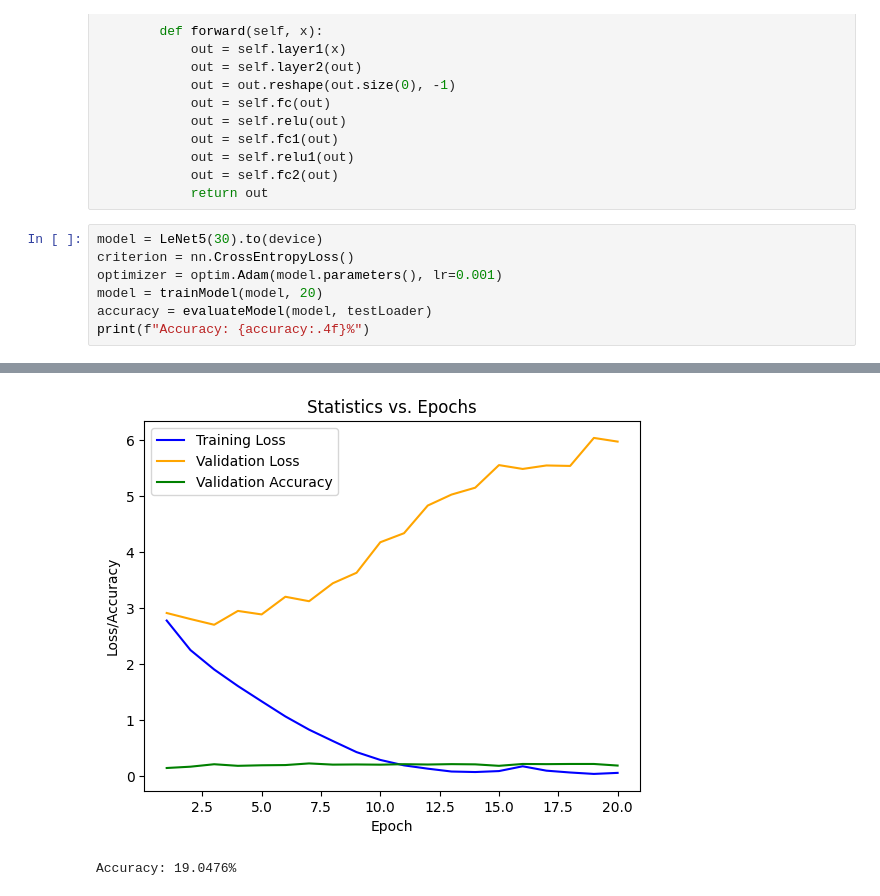
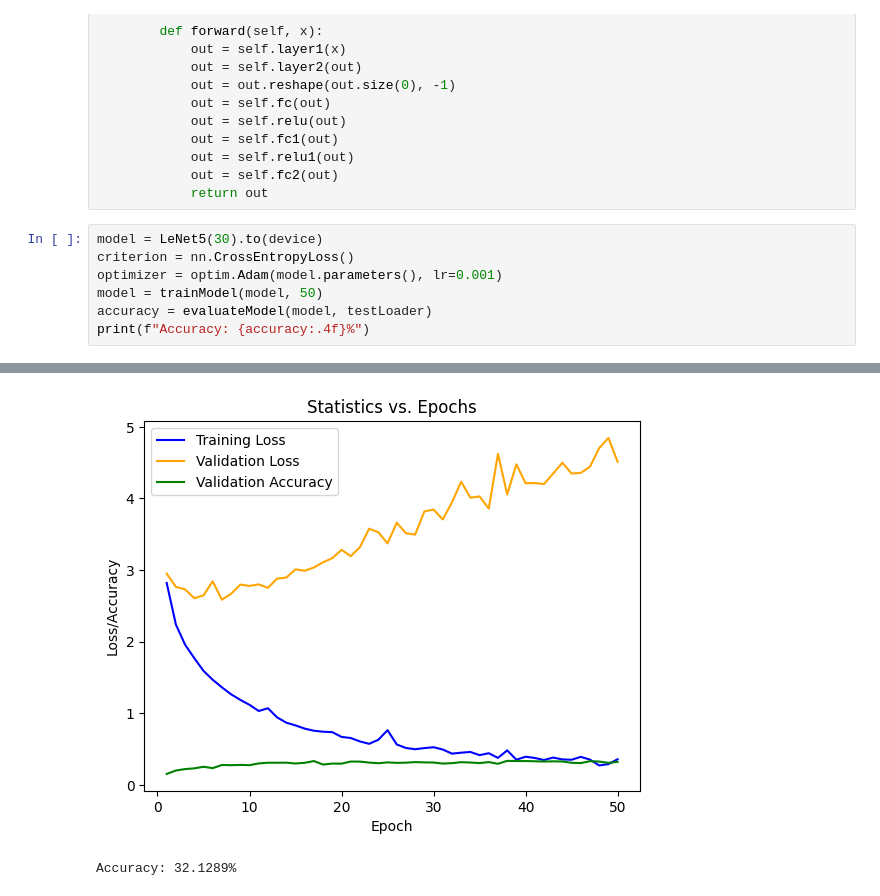
Before and after one commit to noahlangendoen/NBATeamClassifier, a Jupyter notebook: CSCI487_Model_DevelopmentNew.ipynb, the cells around one changed output, grey strips where cells are left out. Drawn from its saved outputs; the diff is of its cells as text.

```diff
--- a/CSCI487_Model_DevelopmentNew.ipynb
+++ b/CSCI487_Model_DevelopmentNew.ipynb
@@ -501,7 +505,7 @@ class LeNet5(nn.Module):
 model = LeNet5(30).to(device)
 criterion = nn.CrossEntropyLoss()
 optimizer = optim.Adam(model.parameters(), lr=0.001)
-model = trainModel(model, 20)
+model = trainModel(model, 50)
 accuracy = evaluateModel(model, testLoader)
 print(f"Accuracy: {accuracy:.4f}%")
 # %% [output]
@@ -528,5 +529,5 @@ Epoch 20/20, Train Loss: 0.0598, Train Accuracy: 0.9816, Validation Loss: 5.9707
-[figure, old version]
+[figure, new version]
-Accuracy: 19.0476%
+Accuracy: 32.1289%
 # %%
 model = models.resnet18()
 model.fc = nn.Linear(512, 30)
```
Also changed, not shown: parts of 17 cells of this notebook.
